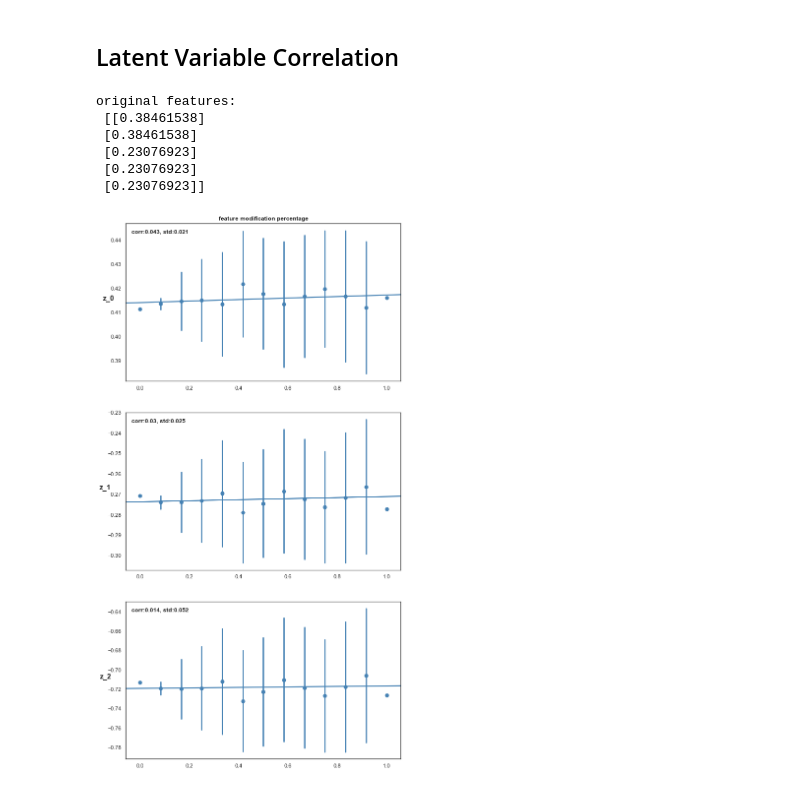
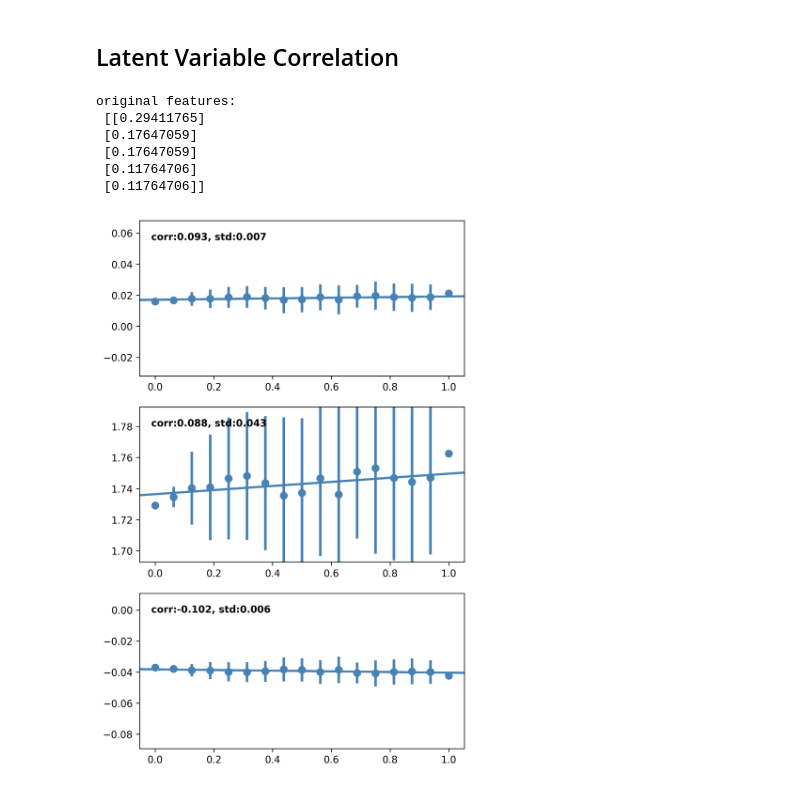
Before and after one commit to niklasstoehr/thesis, a Jupyter notebook: 3_prob_attr/3_gnn/feature_structure_independence.ipynb, the cells around one changed output. Cells and saved outputs as stored; diff of their text form; code cells hidden in the pictures.

```diff
--- a/3_prob_attr/3_gnn/feature_structure_independence.ipynb
+++ b/3_prob_attr/3_gnn/feature_structure_independence.ipynb
@@ -176,7 +176,7 @@ def generate_data(dataArgs):
 
     return G, F, input_shape,output_shape
 
-dataArgs = {"n_graphs": 100000, "n_max": 12, "feature_dependence": "uniform", "fix_n": False, "diag_offset": -2, "diag_value": 1, "clip": True, "n_features": 1}  #"diag_offset" - 1 == full adjacency
+dataArgs = {"n_graphs": 500, "n_max": 16, "feature_dependence": "uniform", "fix_n": True, "diag_offset": -2, "diag_value": 1, "clip": True, "n_features": 1}  #"diag_offset" - 1 == full adjacency
 G, F, input_shape, output_shape = generate_data(dataArgs)
 # %% [output]
 feature_dependence: uniform
@@ -376,7 +376,7 @@ class VAE():
 # %% [markdown]
 ### Data Split
 # %%
-trainArgs = {"loss_weights": [10,1,4], "weights": "train", "early_stop": 1, "batch_size": 512, "epochs": 50, "data_split": 0.2}
+trainArgs = {"loss_weights": [5,1,2], "weights": "train", "early_stop": 1, "batch_size": 128, "epochs": 50, "data_split": 0.2}
 modelArgs = {"nn_architecture": "gnn", "latent_dim": 3, "gnn_filters": 2, "conv_filters": 16, "kernel_size": 3, "input_shape": input_shape, "output_shape": output_shape, "param_loss": False,}
 
 from support.keras_dgl.utils import *
@@ -448,6 +450,9 @@ latent dimensions: 3
 # %% [markdown]
 ## Modification (Nullhypothesis Testing)
 # %%
+import matplotlib as mpl
+mpl.rcParams['figure.dpi'] = 300
+
 def modification_comparison(analyzeArgs, modelArgs, models, data, batch_size=128,model_name="vae_graph"):
 
     ## unpack models and data__________________________
@@ -505,7 +510,7 @@ def modification_comparison(analyzeArgs, modelArgs, models, data, batch_size=128
         f = pad_attr(f, dataArgs)
 
 
-    fig, axs = plt.subplots(analyzeArgs["n_graphs"],2, figsize=(15, 15), facecolor='w', edgecolor='k')
+    fig, axs = plt.subplots(analyzeArgs["n_graphs"],2, figsize=(8, 15), facecolor='w', edgecolor='k')
     fig.subplots_adjust(hspace = .5, wspace=.001)
 
     for i in range(0, analyzeArgs["n_graphs"]):
@@ -528,7 +533,7 @@ def modification_comparison(analyzeArgs, modelArgs, models, data, batch_size=128
             fixed_cmap = shiftedColorMap(orig_cmap, start=0.5, midpoint=0.5, stop=0.5, name='fixed')
 
         plt.sca(axs[i, 0])
-        nx.draw(g, node_size=64, node_color=reconstructed_f_org, width=0.2, font_color='white', cmap=fixed_cmap)
+        nx.draw(g, node_size=84, node_color=reconstructed_f_org, width=0.4, font_color='white', cmap=fixed_cmap)
         axs[i, 0].set_axis_off()
 
 
@@ -542,7 +547,7 @@ def modification_comparison(analyzeArgs, modelArgs, models, data, batch_size=128
             fixed_cmap = shiftedColorMap(orig_cmap, start=0.5, midpoint=0.5, stop=0.5, name='fixed')
 
         plt.sca(axs[i, 1])
-        nx.draw(g, node_size=64, node_color=reconstructed_f_mod, width=0.2, font_color='white', cmap=fixed_cmap)
+        nx.draw(g, node_size=84, node_color=reconstructed_f_mod, width=0.4, font_color='white', cmap=fixed_cmap)
         axs[i, 1].set_axis_off()
 
 
@@ -749,48 +749,38 @@ def feature_latent_correlation(analyzeArgs, modelArgs, models, data, batch_size=
 
 
     ## toDO: measure the correlation between latent variable and the generative factor / features
 
     ## Visualize Latent Variables x Feature Change ____________________________
 
-    fig, ax = plt.subplots(nrows= z_mean.shape[-1] , ncols= 1, figsize=(10,20))
+    fig, ax = plt.subplots(nrows= z_mean.shape[-1] , ncols= 1, figsize=(6,10), dpi = 300)
 
     for latent_z, row in enumerate(ax):
 
             y = z_mean[:,latent_z]
             x = mod_degree / max(mod_degree)
             sns.regplot(x, y, color="steelblue", ax=row, ci = None, x_ci='sd', x_estimator=np.mean)
+            row.set_ylim([np.mean(z_mean[:,latent_z]) -0.05, np.mean(z_mean[:,latent_z]) + 0.05])
 
             ## compute correlation and standardized covariance
             corr = round(pearsonr(x,y)[0],3)
             cov = round(np.cov(x, y)[0][1]/max(x),3)
             std = round(np.std(y),3)
             row.annotate("corr:"+str(corr)+", std:"+str(std), xy=(0, 1), xytext=(12, -12), va='top',xycoords='axes fraction', textcoords='offset points', fontweight='bold')
 
 
 
-    ## add row and column titles _____________________
-
-    rows = ['z_{}'.format(row) for row in range(z_mean.shape[-1])]
-    cols = [t for t in ["feature modification percentage"]]
-
-    for axis, col in zip(ax, cols):
-        axis.set_title(col, fontweight='bold')
-
-    for axis, row in zip(ax, rows):
-        axis.set_ylabel(row, rotation=0, size='large', fontweight='bold')
-
 
 
 ## PLOT RESULTS ________________________________________
 
 dataArgs["feature_dependence"] = "degree"  #"degree", "random", "p", "uniform"
 analyzeArgs = {"n": 5, "p": 0.4, "mod_steps": 1000, "f_variation": "random", "metric": "none", "normalize_feature": False}
 feature_latent_correlation(analyzeArgs, modelArgs, models, data, batch_size=trainArgs["batch_size"], model_name="vae_mlp")
 # %% [output]
 original features:
- [[0.38461538]
- [0.38461538]
- [0.23076923]
- [0.23076923]
- [0.23076923]]
+ [[0.29411765]
+ [0.17647059]
+ [0.17647059]
+ [0.11764706]
+ [0.11764706]]
-[figure, old version]
+[figure, new version]
```
Also changed, not shown: parts of 7 cells of this notebook, 24 other files.
